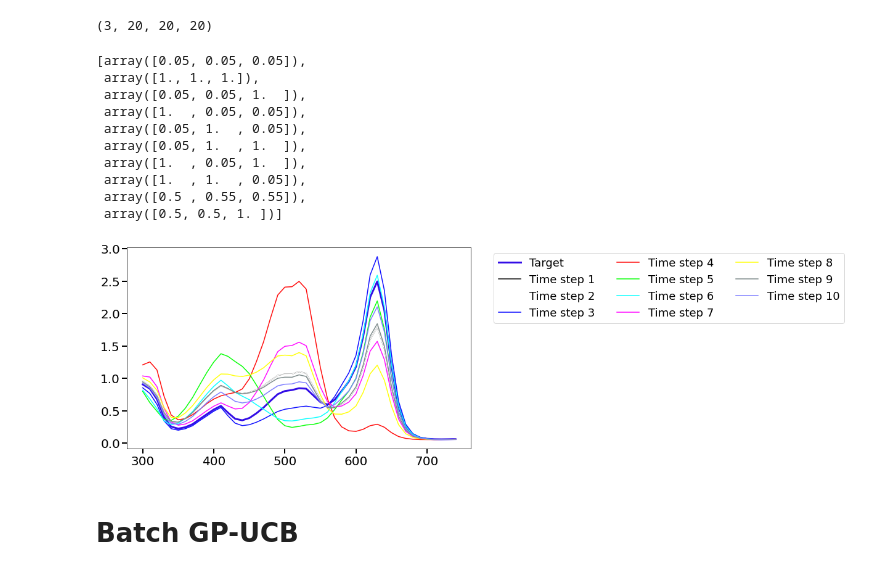
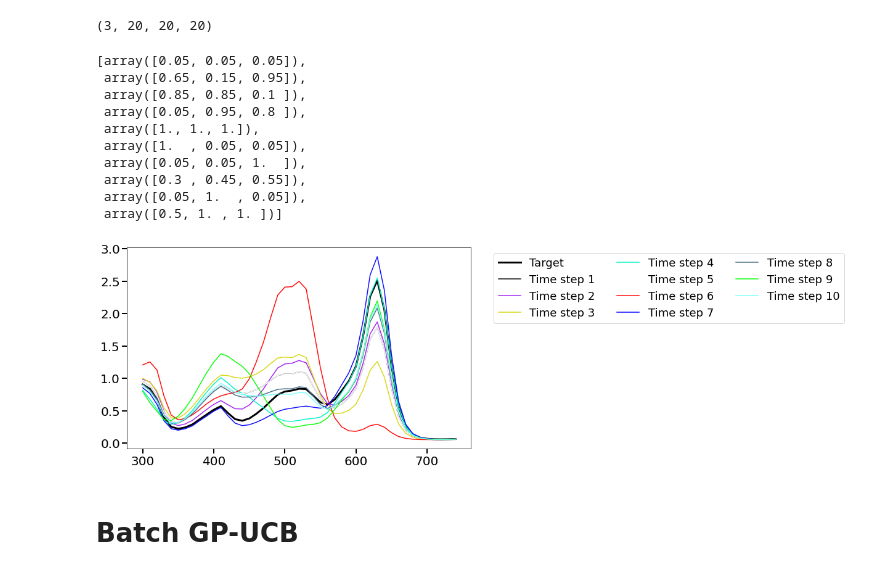
Before and after one commit to REAL-Pipetting/REinforced-Automaton-Learning-REAL-Pipetting, a Jupyter notebook: rlp/UCB/GP_BUCB_Example.ipynb, the cells around one changed output. Cells and saved outputs as stored; diff of their text form; code cells hidden in the pictures.

```diff
--- a/rlp/UCB/GP_BUCB_Example.ipynb
+++ b/rlp/UCB/GP_BUCB_Example.ipynb
@@ -182,7 +182,7 @@ plt.show()
 ### Creating "target" spectra
 # %%
 # create wanted "target"
-target_action = (0.2, 0.05, 0.9)
+target_action = (0.17, 0.04, 0.79)
 target = spectra_from_conc(target_action, RED, GREEN, BLUE)
 
 fig, ax = plt.subplots(figsize=(10,6))
@@ -293,7 +293,7 @@ for t in range(total_time_steps):
     Recomendations.append(recs)
 # %%
 # displaying data
-def plot_result_of_action_set(Recomendations, cm=plt.cm.viridis, ncols=1):
+def plot_result_of_action_set(Recomendations, cm=plt.cm.viridis, ncols=1, black=False):
     total_time_steps = len(Recomendations)
 
     fig, ax = plt.subplots(figsize=(10,6))
@@ -301,7 +301,10 @@ def plot_result_of_action_set(Recomendations, cm=plt.cm.viridis, ncols=1):
 
     Colors = cm(np.arange(total_time_steps)/(total_time_steps-1))
 
-    plt.plot(wavelength, target, '-', c=target_action, linewidth=3, label="Target")
+    if black:
+        plt.plot(wavelength, target, 'k-', linewidth=3, label="Target")
+    else:
+        plt.plot(wavelength, target, '-', c=target_action, linewidth=3, label="Target")
 
     for t in range(total_time_steps):
         i = 0
@@ -401,7 +412,7 @@ print(np.array(param_space).shape)
 (3, 20, 20, 20)
 # %%
 env = Environment(target, RED, GREEN, BLUE)
-agent = ucb.GPUCB(param_space, env)
+agent = ucb.GPUCB(param_space, env, beta=2)
 # %%
 # training loop
 for i in range(10):
@@ -410,19 +421,19 @@ for i in range(10):
 agent.X
 # %% [output]
 [array([0.05, 0.05, 0.05]),
+ array([0.65, 0.15, 0.95]),
+ array([0.85, 0.85, 0.1 ]),
+ array([0.05, 0.95, 0.8 ]),
  array([1., 1., 1.]),
+ array([1.  , 0.05, 0.05]),
  array([0.05, 0.05, 1.  ]),
- array([1.  , 0.05, 0.05]),
+ array([0.3 , 0.45, 0.55]),
  array([0.05, 1.  , 0.05]),
- array([0.05, 1.  , 1.  ]),
- array([1.  , 0.05, 1.  ]),
- array([1.  , 1.  , 0.05]),
- array([0.5 , 0.55, 0.55]),
- array([0.5, 0.5, 1. ])]
+ array([0.5, 1. , 1. ])]
 # %%
-plot_result_of_action_set(agent.X, cm=plt.cm.Blues, ncols=3)
+plot_result_of_action_set(agent.X, cm=plt.cm.Blues, ncols=3, black=True)
 # %% [output]
-[figure, old version]
+[figure, new version]
 # %%
 # Possible directions forward -- a better metric for spectra (i.e. KL divergence)
 # or learning spectra insted of the metric... just change dimesnionality of mus and sigmas?
```
Also changed, not shown: parts of 8 cells of this notebook.
